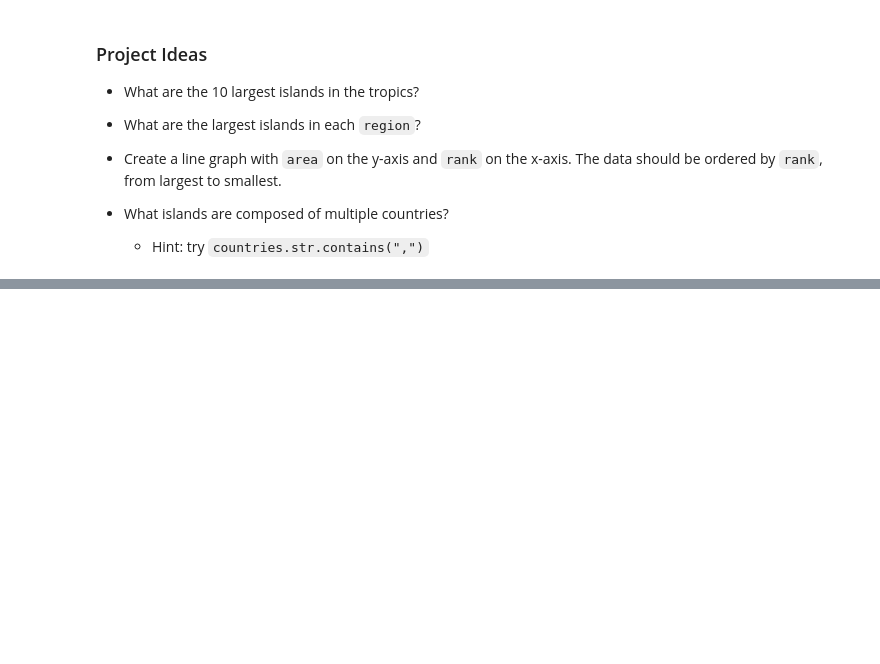
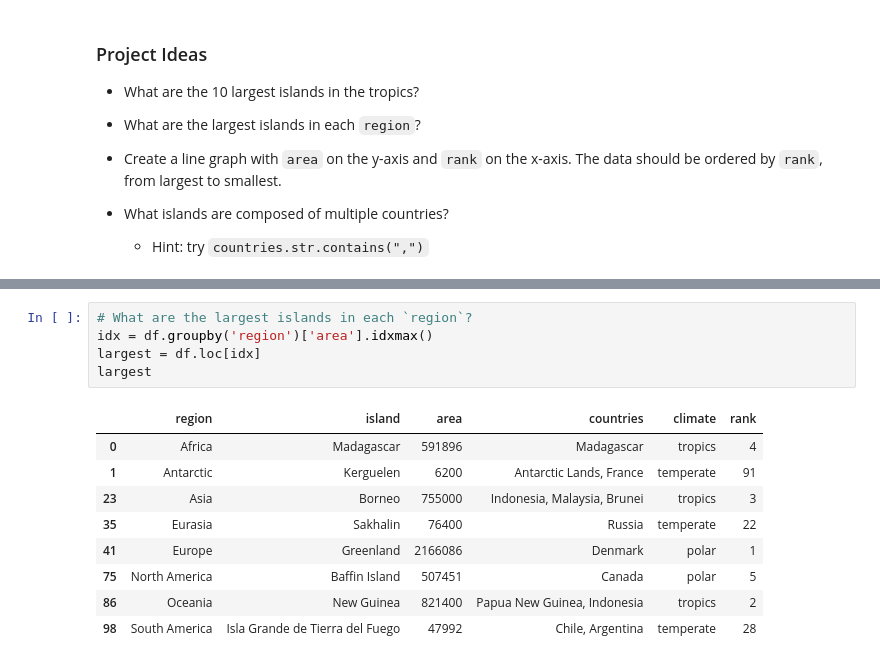
Before and after one commit to nguyuling/DS-Essentials-with-Python, a Jupyter notebook: largest-islands-project/largest-islands.ipynb, the cells around one changed output, grey strips where cells are left out. Cells and saved outputs as stored; diff of their text form; blank space fills up the shorter version.

```diff
--- a/largest-islands-project/largest-islands.ipynb
+++ b/largest-islands-project/largest-islands.ipynb
@@ -37,0 +46,15 @@ df.head()
+# %%
+# What are the largest islands in each `region`?
+idx = df.groupby('region')['area'].idxmax()
+largest = df.loc[idx]
+largest
+# %% [output]
+|  | region | island | area | countries | climate | rank |
+| 0 | Africa | Madagascar | 591896 | Madagascar | tropics | 4 |
+| 1 | Antarctic | Kerguelen | 6200 | Antarctic Lands, France | temperate | 91 |
+| 23 | Asia | Borneo | 755000 | Indonesia, Malaysia, Brunei | tropics | 3 |
+| 35 | Eurasia | Sakhalin | 76400 | Russia | temperate | 22 |
+| 41 | Europe | Greenland | 2166086 | Denmark | polar | 1 |
+| 75 | North America | Baffin Island | 507451 | Canada | polar | 5 |
+| 86 | Oceania | New Guinea | 821400 | Papua New Guinea, Indonesia | tropics | 2 |
+| 98 | South America | Isla Grande de Tierra del Fuego | 47992 | Chile, Argentina | temperate | 28 |
```
Also changed, not shown: parts of 5 cells of this notebook.
